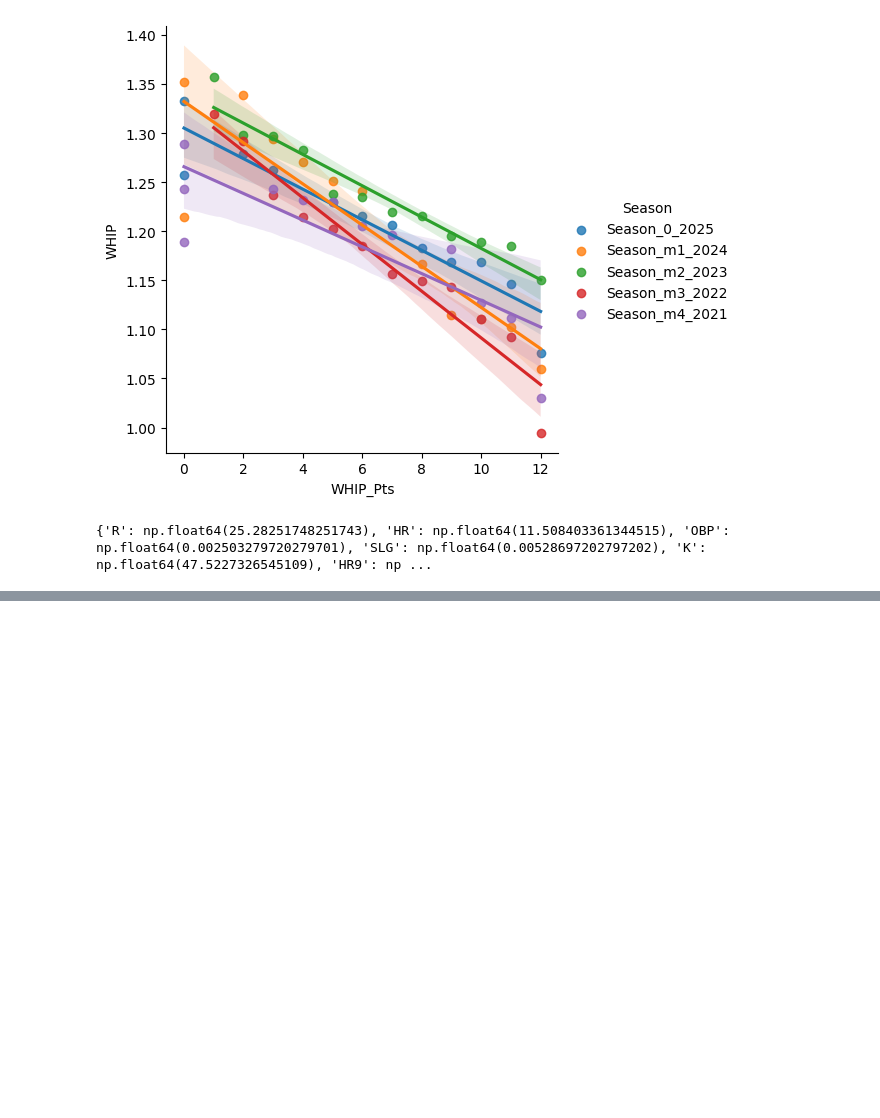
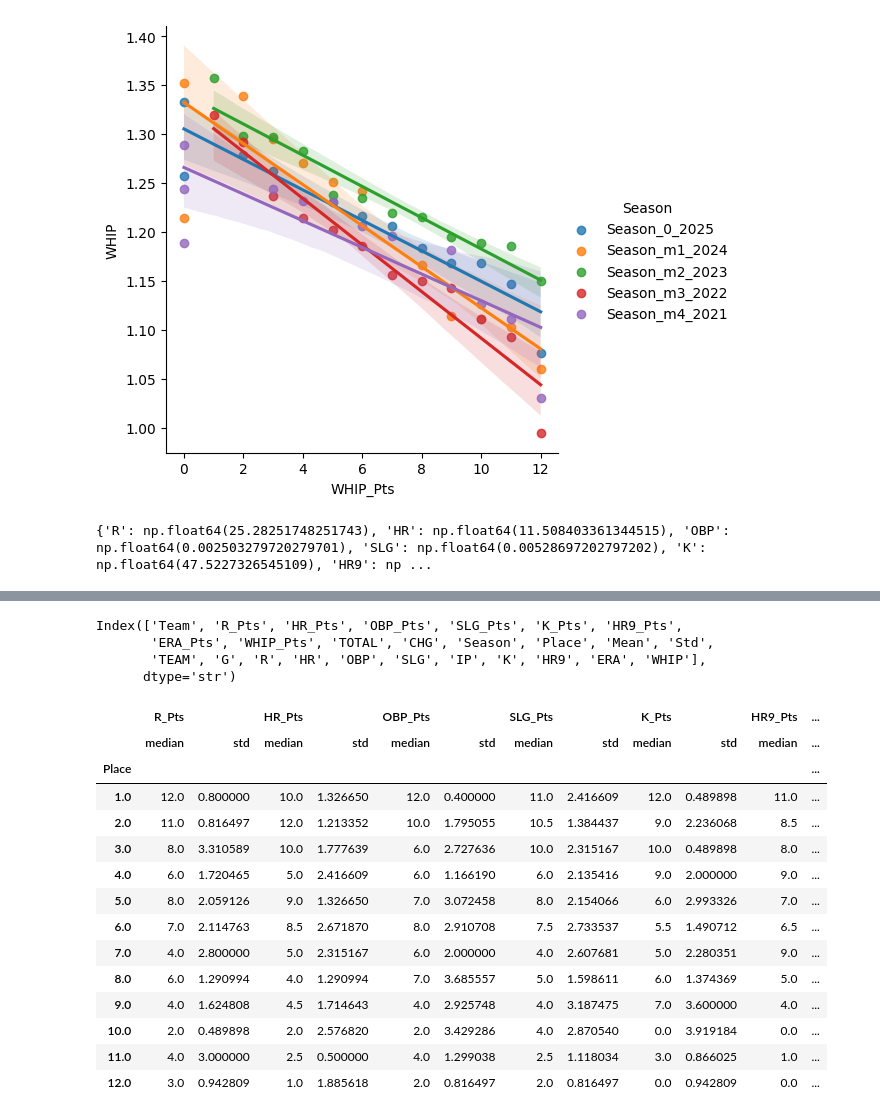
Before and after one commit to chmartin/Ottoneu_Baseball_Projects, a Jupyter notebook: SGP_Slope/Imaginary_Hammers_Calculator.ipynb, the cells around one changed output, grey strips where cells are left out. Cells and saved outputs as stored; diff of their text form; code cells hidden in the pictures; blank space fills up the shorter version.

```diff
--- a/SGP_Slope/Imaginary_Hammers_Calculator.ipynb
+++ b/SGP_Slope/Imaginary_Hammers_Calculator.ipynb
@@ -184,0 +240,26 @@ with open(f"{curr_path}/{League_Name}/SGP_Denom_dict.json", 'w') as f:
+# %%
+Stat_Ranks.columns
+# %% [output]
+Index(['Team', 'R_Pts', 'HR_Pts', 'OBP_Pts', 'SLG_Pts', 'K_Pts', 'HR9_Pts',
+       'ERA_Pts', 'WHIP_Pts', 'TOTAL', 'CHG', 'Season', 'Place', 'Mean', 'Std',
+       'TEAM', 'G', 'R', 'HR', 'OBP', 'SLG', 'IP', 'K', 'HR9', 'ERA', 'WHIP'],
+      dtype='str')
+# %%
+Stat_Ranks.groupby("Place")[['R_Pts', 'HR_Pts', 'OBP_Pts', 'SLG_Pts', 'K_Pts', 'HR9_Pts',
+       'ERA_Pts', 'WHIP_Pts', 'TOTAL']].agg([np.median, np.std])
+# %% [output]
+|  | R_Pts |  | HR_Pts |  | OBP_Pts |  | SLG_Pts |  | K_Pts |  | HR9_Pts | ... |
+|  | median | std | median | std | median | std | median | std | median | std | median | ... |
+| Place |  |  |  |  |  |  |  |  |  |  |  | ... |
+| 1.0 | 12.0 | 0.800000 | 10.0 | 1.326650 | 12.0 | 0.400000 | 11.0 | 2.416609 | 12.0 | 0.489898 | 11.0 | ... |
+| 2.0 | 11.0 | 0.816497 | 12.0 | 1.213352 | 10.0 | 1.795055 | 10.5 | 1.384437 | 9.0 | 2.236068 | 8.5 | ... |
+| 3.0 | 8.0 | 3.310589 | 10.0 | 1.777639 | 6.0 | 2.727636 | 10.0 | 2.315167 | 10.0 | 0.489898 | 8.0 | ... |
+| 4.0 | 6.0 | 1.720465 | 5.0 | 2.416609 | 6.0 | 1.166190 | 6.0 | 2.135416 | 9.0 | 2.000000 | 9.0 | ... |
+| 5.0 | 8.0 | 2.059126 | 9.0 | 1.326650 | 7.0 | 3.072458 | 8.0 | 2.154066 | 6.0 | 2.993326 | 7.0 | ... |
+| 6.0 | 7.0 | 2.114763 | 8.5 | 2.671870 | 8.0 | 2.910708 | 7.5 | 2.733537 | 5.5 | 1.490712 | 6.5 | ... |
+| 7.0 | 4.0 | 2.800000 | 5.0 | 2.315167 | 6.0 | 2.000000 | 4.0 | 2.607681 | 5.0 | 2.280351 | 9.0 | ... |
+| 8.0 | 6.0 | 1.290994 | 4.0 | 1.290994 | 7.0 | 3.685557 | 5.0 | 1.598611 | 6.0 | 1.374369 | 5.0 | ... |
+| 9.0 | 4.0 | 1.624808 | 4.5 | 1.714643 | 4.0 | 2.925748 | 4.0 | 3.187475 | 7.0 | 3.600000 | 4.0 | ... |
+| 10.0 | 2.0 | 0.489898 | 2.0 | 2.576820 | 2.0 | 3.429286 | 4.0 | 2.870540 | 0.0 | 3.919184 | 0.0 | ... |
+| 11.0 | 4.0 | 3.000000 | 2.5 | 0.500000 | 4.0 | 1.299038 | 2.5 | 1.118034 | 3.0 | 0.866025 | 1.0 | ... |
+| 12.0 | 3.0 | 0.942809 | 1.0 | 1.885618 | 2.0 | 0.816497 | 2.0 | 0.816497 | 0.0 | 0.942809 | 0.0 | ... |
```
Also changed, not shown: parts of 11 cells of this notebook, 3 other files.
